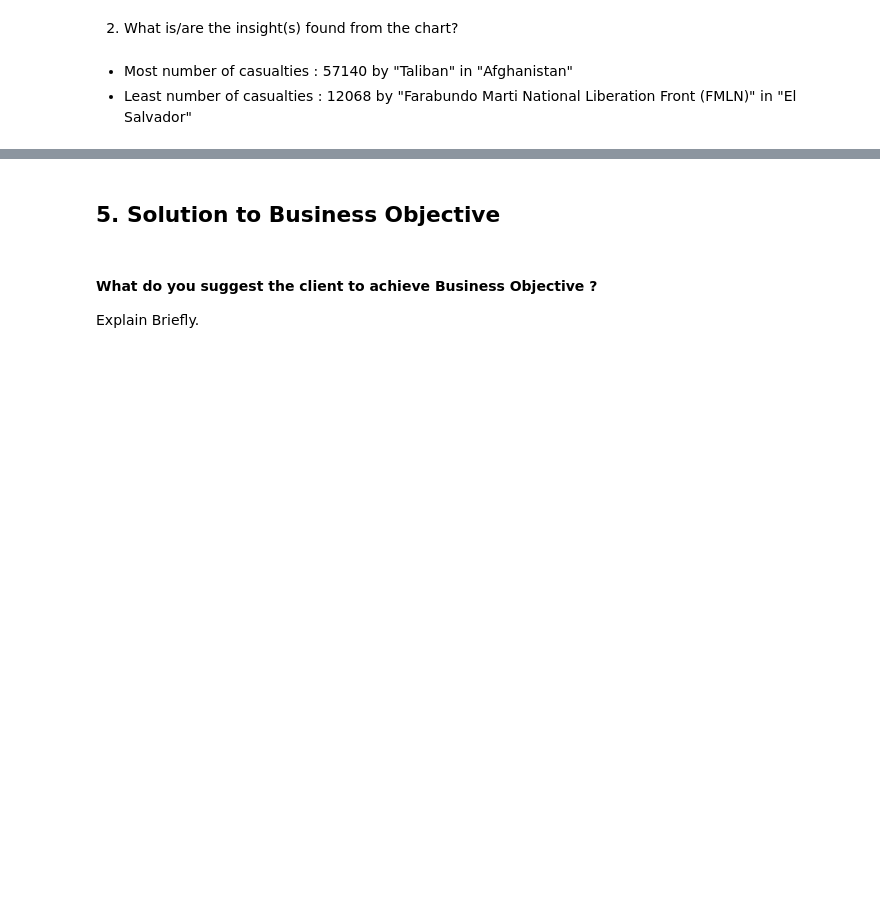
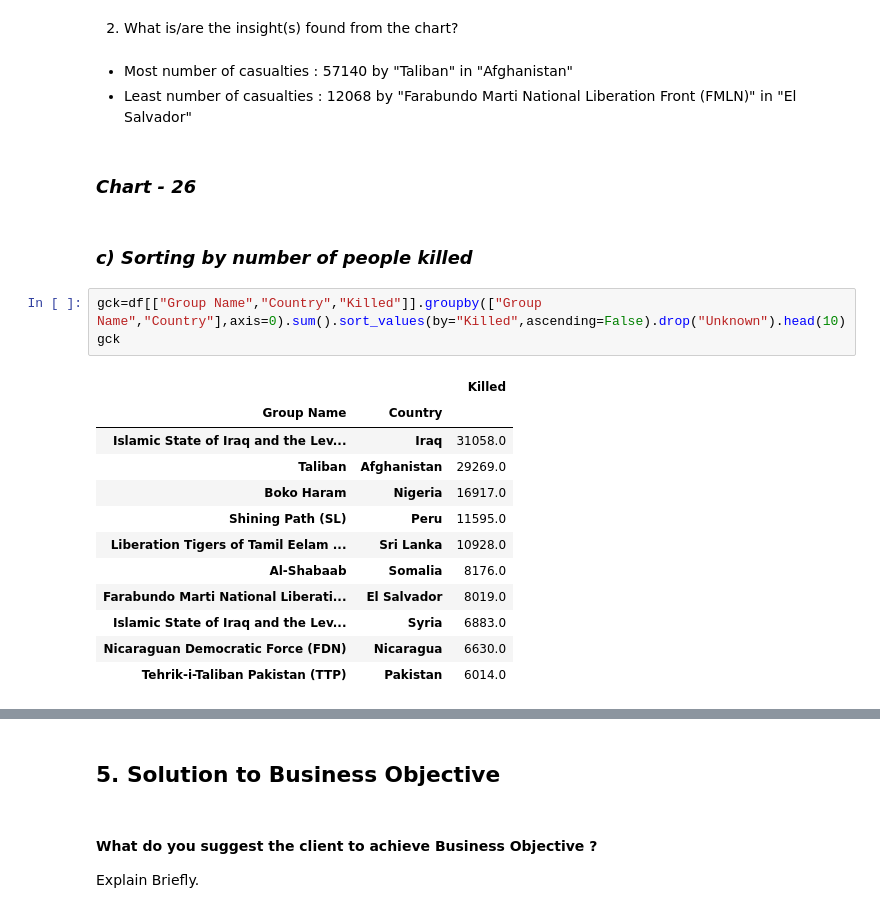
Before and after one commit to Amrit007-droid/Global-Terrorism-Dataset-EDA-, a Jupyter notebook: Global_Terrorism_Dataset_EDA_submission_.ipynb, the cells around one changed output, grey strips where cells are left out. Cells and saved outputs as stored; diff of their text form; blank space fills up the shorter version.

```diff
--- a/Global_Terrorism_Dataset_EDA_submission_.ipynb
+++ b/Global_Terrorism_Dataset_EDA_submission_.ipynb
@@ -1814,3 +1823,23 @@ Bar charts are useful when we want to compare "Countries with most casualties by
 
 *   Most number of casualties : 57140 by "Taliban" in "Afghanistan"
 *   Least number of casualties : 12068 by "Farabundo Marti National Liberation Front (FMLN)" in "El Salvador"
+# %% [markdown]
+### ***Chart - 26***
+# %% [markdown]
+### ***c) Sorting by number of people killed***
+# %%
+gck=df[["Group Name","Country","Killed"]].groupby(["Group Name","Country"],axis=0).sum().sort_values(by="Killed",ascending=False).drop("Unknown").head(10)
+gck
+# %% [output]
+|  |  | Killed |
+| Group Name | Country |  |
+| Islamic State of Iraq and the Lev... | Iraq | 31058.0 |
+| Taliban | Afghanistan | 29269.0 |
+| Boko Haram | Nigeria | 16917.0 |
+| Shining Path (SL) | Peru | 11595.0 |
+| Liberation Tigers of Tamil Eelam ... | Sri Lanka | 10928.0 |
+| Al-Shabaab | Somalia | 8176.0 |
+| Farabundo Marti National Liberati... | El Salvador | 8019.0 |
+| Islamic State of Iraq and the Lev... | Syria | 6883.0 |
+| Nicaraguan Democratic Force (FDN) | Nicaragua | 6630.0 |
+| Tehrik-i-Taliban Pakistan (TTP) | Pakistan | 6014.0 |
```
Also changed, not shown: parts of 16 cells of this notebook.
